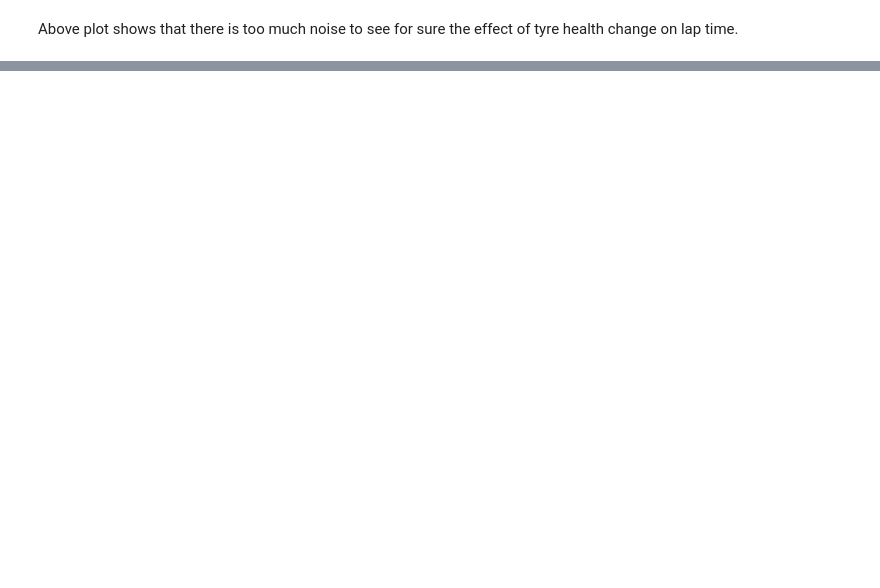
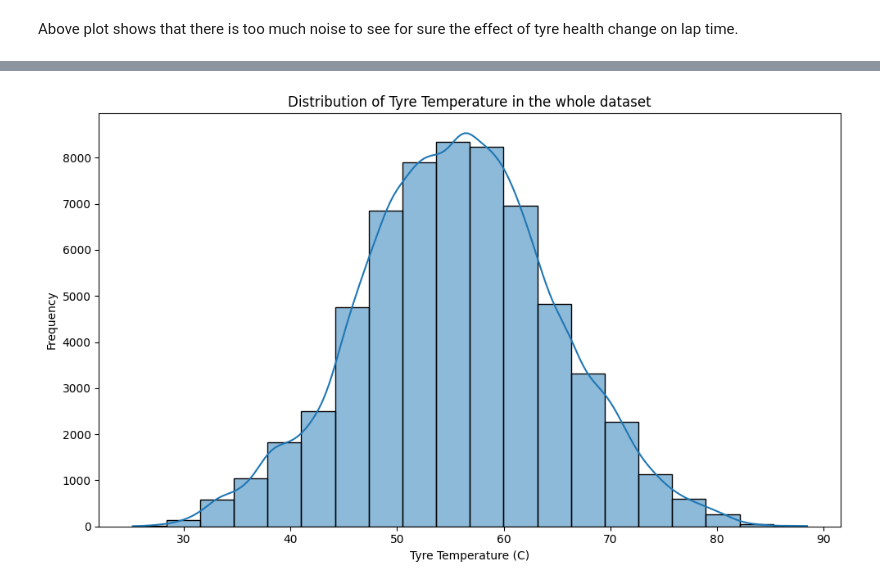
Before and after one commit to Abhaybhabhu/MDM3---F1, a Jupyter notebook: notebooks/physics_dataset_exploration.ipynb, the cells around one changed output, grey strips where cells are left out. Cells and saved outputs as stored; diff of their text form; code cells hidden in the pictures; blank space fills up the shorter version.

Commit message:
Further dataset exploration. New V_s identified.

```diff
--- a/notebooks/physics_dataset_exploration.ipynb
+++ b/notebooks/physics_dataset_exploration.ipynb
@@ -148,0 +167,11 @@ Above plot shows that there is too much noise to see for sure the effect of tyre
+# %%
+# plot the distribution of tyre temperature for the whole dataset
+plt.figure(figsize=(10, 6))
+sns.histplot(fizz_dataset["TyreTemp_C"], bins=20, kde=True)
+plt.title("Distribution of Tyre Temperature in the whole dataset")
+plt.xlabel("Tyre Temperature (C)")
+plt.ylabel("Frequency")
+plt.tight_layout()
+plt.show()
+# %% [output]
+[figure, added]
```
Also changed, not shown: parts of 10 cells of this notebook.
